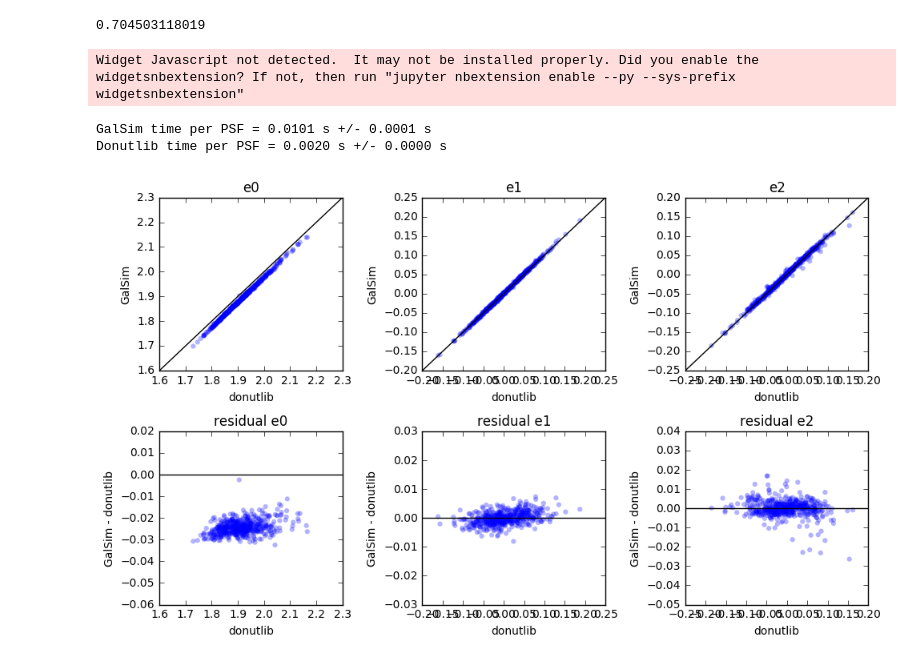
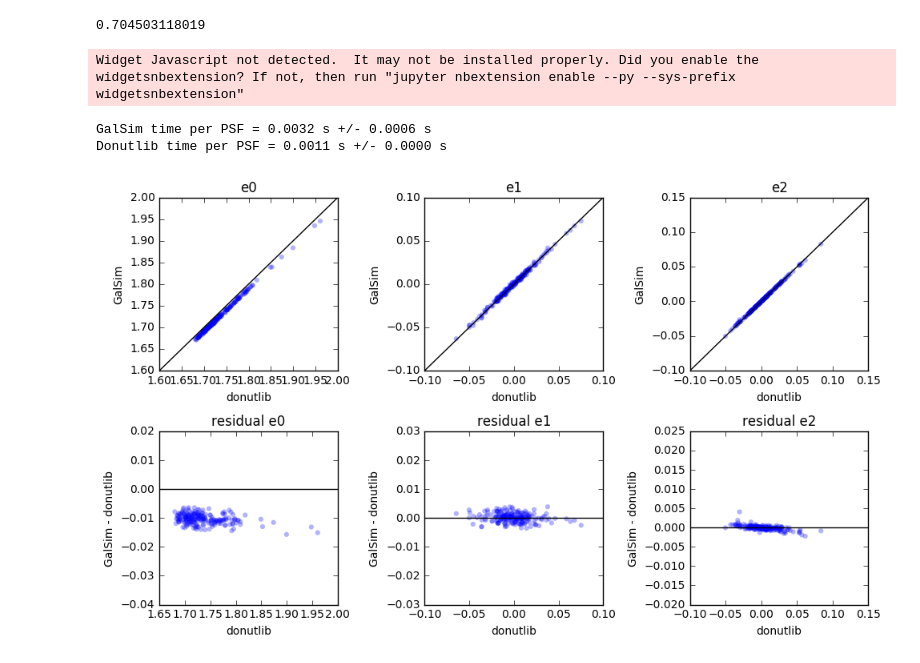
Before and after one commit to jmeyers314/silver-waffle, a Jupyter notebook: Donutlib, GalSim in-focus ellipticity comparison.ipynb, the cells around one changed output. Drawn from its saved outputs; the diff is of its cells as text; code cells hidden in the pictures.

Commit message:
Reduce minimum_fft_size and use scaleFactor trick in GalSim

```diff
--- a/Donutlib, GalSim in-focus ellipticity comparison.ipynb
+++ b/Donutlib, GalSim in-focus ellipticity comparison.ipynb
@@ -10,12 +10,12 @@ from astropy.utils.console import ProgressBar
 # Fast => smaller FFT and smaller PSF image.
 fastDonutDict = {'writeToFits':False,
                  'iTelescope':2,
-                 'nZernikeTerms':37,
-                 'nbin':128,
+                 'nZernikeTerms':11,
+                 'nbin':96,
                  'nPixels':16,
-                 'pixelOverSample':128/16,
+                 'pixelOverSample':96/16,  # 6
                  'scaleFactor':2.0,
-                 'rzero':0.125,
+                 'rzero':0.2,
                  'nEle':1.0e0,
                  'background':0.,
                  'randomFlag':False,
@@ -26,12 +26,12 @@ fast_donutmaker = makedonut(**fastDonutDict)
 # Slow => larger FFT and larger PSF image.  Presumably better accuracy?
 slowDonutDict = {'writeToFits':False,
                  'iTelescope':2,
-                 'nZernikeTerms':37,
+                 'nZernikeTerms':11,
                  'nbin':1024,
-                 'nPixels':128,
-                 'pixelOverSample':1024/128,
-                 'scaleFactor':2.0,
-                 'rzero':0.125,
+                 'nPixels':64,
+                 'pixelOverSample':1024/64,  # 16
+                 'scaleFactor':1.0,
+                 'rzero':0.2,
                  'nEle':1.0e0,
                  'background':0.,
                  'randomFlag':False,
@@ -46,14 +46,16 @@ def donut_calc(zarray, r0, donut_maker):
     return np.ascontiguousarray(donut_maker.make(**inputDict))
 # %%
 # Not sure if these parameters are an exact match to donutlib LSST params, but should be close.
-aper = galsim.Aperture(lam=700, diam=8.36, obscuration=0.61, pad_factor=0.5, oversampling=0.5)
+aper = galsim.Aperture(lam=700, diam=8.36, obscuration=0.61, pad_factor=0.25, oversampling=0.5)
 print(aper.illuminated.shape)
-def galsim_calc(zarray, r0, aper=aper):
-    atm_psf = galsim.Kolmogorov(lam=700, r0=r0)
-    galsim_zarray = [0,0,0,0]+zarray
-    optics_psf = galsim.OpticalPSF(lam=700, diam=aper.diam, aper=aper, aberrations=galsim_zarray)
-    psf = galsim.Convolve(optics_psf, atm_psf)
+gsparams = galsim.GSParams(minimum_fft_size=32)
+def galsim_calc(zarray, r0, scale_factor=1.0, aper=aper):
+    atm_psf = galsim.Kolmogorov(lam=700, r0=r0, gsparams=gsparams)
+    galsim_zarray = np.array([0,0,0,0]+zarray)/scale_factor
+    optics_psf = galsim.OpticalPSF(lam=scale_factor*700, diam=aper.diam, aper=aper, aberrations=galsim_zarray,
+                                   _ii_pad_factor=1.0, gsparams=gsparams)
+    psf = galsim.Convolve(optics_psf, atm_psf, gsparams=gsparams)
     # Note GS images are 180-degree rotated compared to donutlib
     return np.ascontiguousarray(psf.drawImage(nx=16, ny=16, scale=0.2, use_true_center=False).array[::-1,::-1])
-# plt.imshow(aper.illuminated)
+plt.imshow(aper.illuminated)
 # %% [output]
@@ -74,7 +78,7 @@ print(galsim.Kolmogorov(r0=0.2, lam=700).fwhm)
 r0 = 0.2 # Pretty good seeing, corresponds to 0.7 arcsec at 700nm
 gd = galsim.GaussianDeviate(12345)
 z4 = 0.0  # no defocus
-n = 500
+n = 200
 donut_mom = np.empty((3, n), float)  # e0, e1, e2
 galsim_mom = np.empty((3, n), float)
 galsim_times = np.empty((n,), float)
@@ -82,7 +86,7 @@ donutlib_times = np.empty((n,), float)
 with ProgressBar(n, ipython_widget=True) as bar:
     for i in range(n):
         # Add Gaussian-distributed aberrations
-        zarray = np.empty((17,), float)
+        zarray = np.empty((7,), float)
         gd.generate(zarray)
         zarray = [z4]+list(0.2*zarray)
 
@@ -91,7 +95,7 @@ with ProgressBar(n, ipython_widget=True) as bar:
         donutlib_times[i] = time.time()-t0
 
         t0 = time.time()
-        galsim_image = galsim_calc(zarray, r0)
+        galsim_image = galsim_calc([z for z in zarray], r0, scale_factor=2.0)
         galsim_times[i] = time.time()-t0
 
         donut_hsm = moments(donut_image)
@@ -99,36 +103,36 @@ with ProgressBar(n, ipython_widget=True) as bar:
         donut_mom[:, i] = donut_hsm
         galsim_mom[:, i] = galsim_hsm
         bar.update()
 
 fig, axes = plt.subplots(2, 3, figsize=(10, 6))
 for i in range(3):
     axes[0, i].scatter(donut_mom[i], galsim_mom[i], alpha=0.3)
     axes[0, i].set_title("e{}".format(i))
     maxlims = np.max([axes[0, i].get_xlim(), axes[0, i].get_ylim()], axis=0)
     minlims = np.min([axes[0, i].get_xlim(), axes[0, i].get_ylim()], axis=0)
     lims = [minlims[0], maxlims[1]]
     axes[0, i].set_xlim(lims)
     axes[0, i].set_ylim(lims)
     axes[0, i].plot(axes[0, i].get_xlim(), axes[0, i].get_ylim(), c='k')
     axes[1, i].scatter(donut_mom[i], galsim_mom[i]-donut_mom[i], alpha=0.3)
     axes[1, i].set_title("residual e{}".format(i))
     axes[1, i].axhline(0.0, c='k')
 for ax in axes[0]:
     ax.set_xlabel("donutlib")
     ax.set_ylabel("GalSim")
 for ax in axes[1]:
     ax.set_xlabel("donutlib")
     ax.set_ylabel("GalSim - donutlib")
 fig.tight_layout()
 fig.show()
 
 print("GalSim time per PSF = {:6.4f} s +/- {:6.4f} s".format(np.mean(galsim_times), np.std(galsim_times)/np.sqrt(n)))
 print("Donutlib time per PSF = {:6.4f} s +/- {:6.4f} s".format(np.mean(donutlib_times), np.std(donutlib_times)/np.sqrt(n)))
 # %% [output]
 Widget Javascript not detected.  It may not be installed properly. Did you enable the widgetsnbextension? If not, then run "jupyter nbextension enable --py --sys-prefix widgetsnbextension"
-GalSim time per PSF = 0.0101 s +/- 0.0001 s
-Donutlib time per PSF = 0.0020 s +/- 0.0000 s
+GalSim time per PSF = 0.0032 s +/- 0.0006 s
+Donutlib time per PSF = 0.0011 s +/- 0.0000 s
-[figure, old version]
+[figure, new version]
 # %%
 # Also compare "high accuracy" donutlib ellipticities to GalSim ellipticities.
 r0 = 0.2 # Pretty good seeing, corresponds to 0.7 arcsec at 700nm
```
Also changed, not shown: parts of 2 cells of this notebook.
